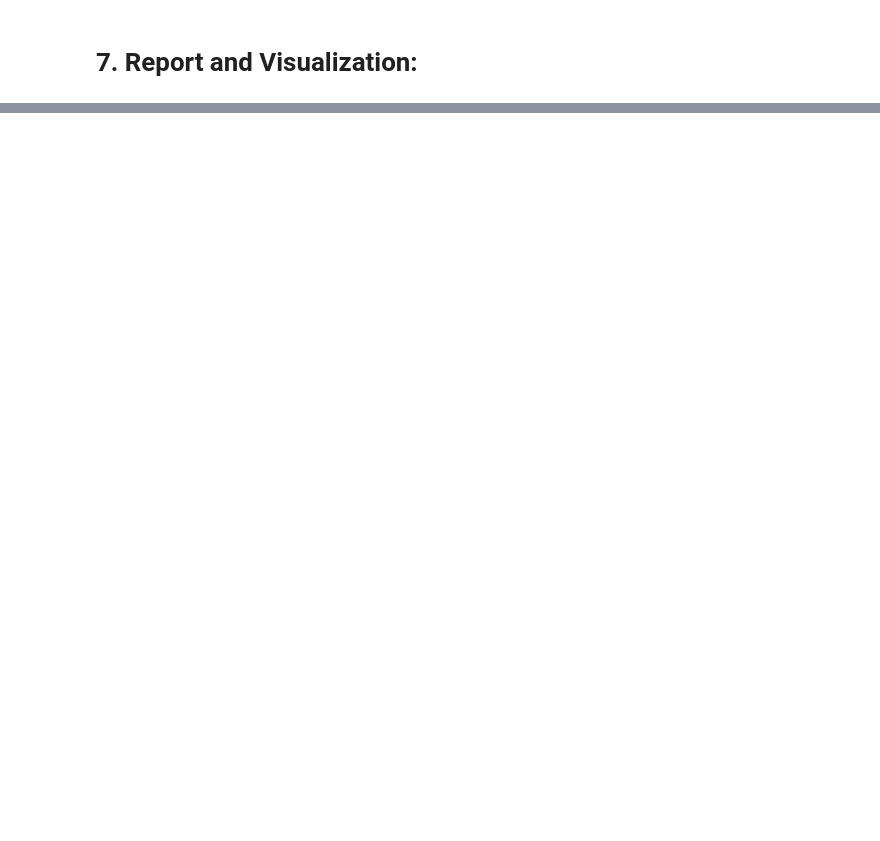
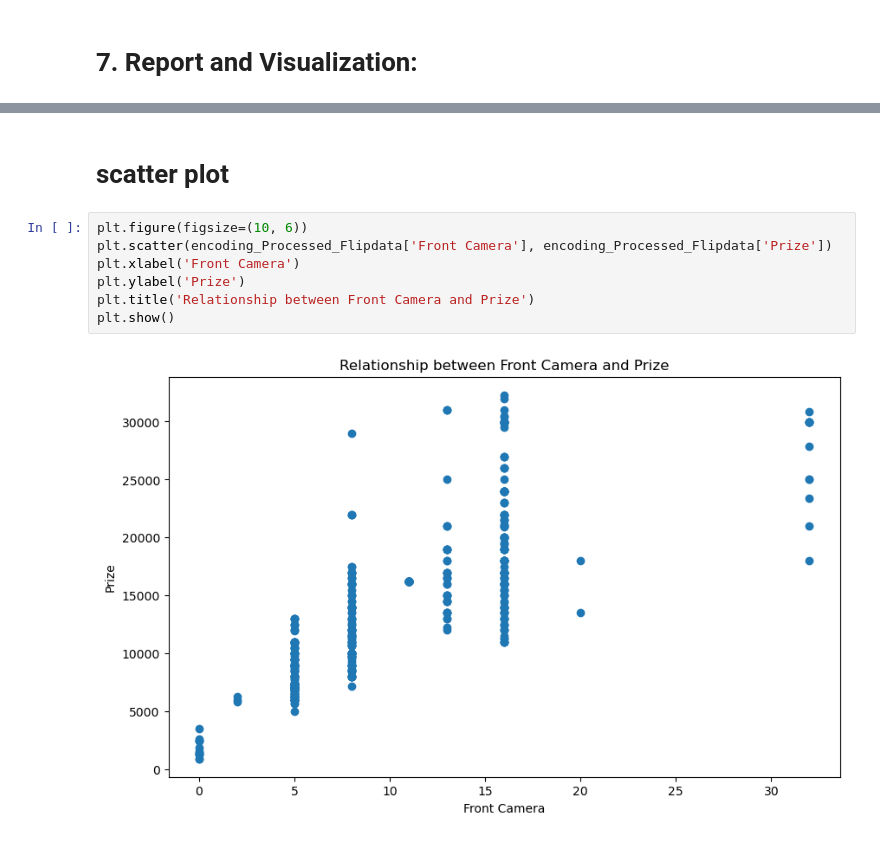
Before and after one commit to MohdJubairKhan/project_4., a Jupyter notebook: Notebook/Feature Extraction and Price Prediction for Mobile Phones.ipynb, the cells around one changed output, grey strips where cells are left out. Drawn from its saved outputs; the diff is of its cells as text; blank space fills up the shorter version.

```diff
--- a/Notebook/Feature Extraction and Price Prediction for Mobile Phones.ipynb
+++ b/Notebook/Feature Extraction and Price Prediction for Mobile Phones.ipynb
@@ -814,0 +934,11 @@ plt.show()
+# %% [markdown]
+# scatter plot
+# %%
+plt.figure(figsize=(10, 6))
+plt.scatter(encoding_Processed_Flipdata['Front Camera'], encoding_Processed_Flipdata['Prize'])
+plt.xlabel('Front Camera')
+plt.ylabel('Prize')
+plt.title('Relationship between Front Camera and Prize')
+plt.show()
+# %% [output]
+[figure, added]
```
Also changed, not shown: parts of 94 cells of this notebook, 1 other file.
